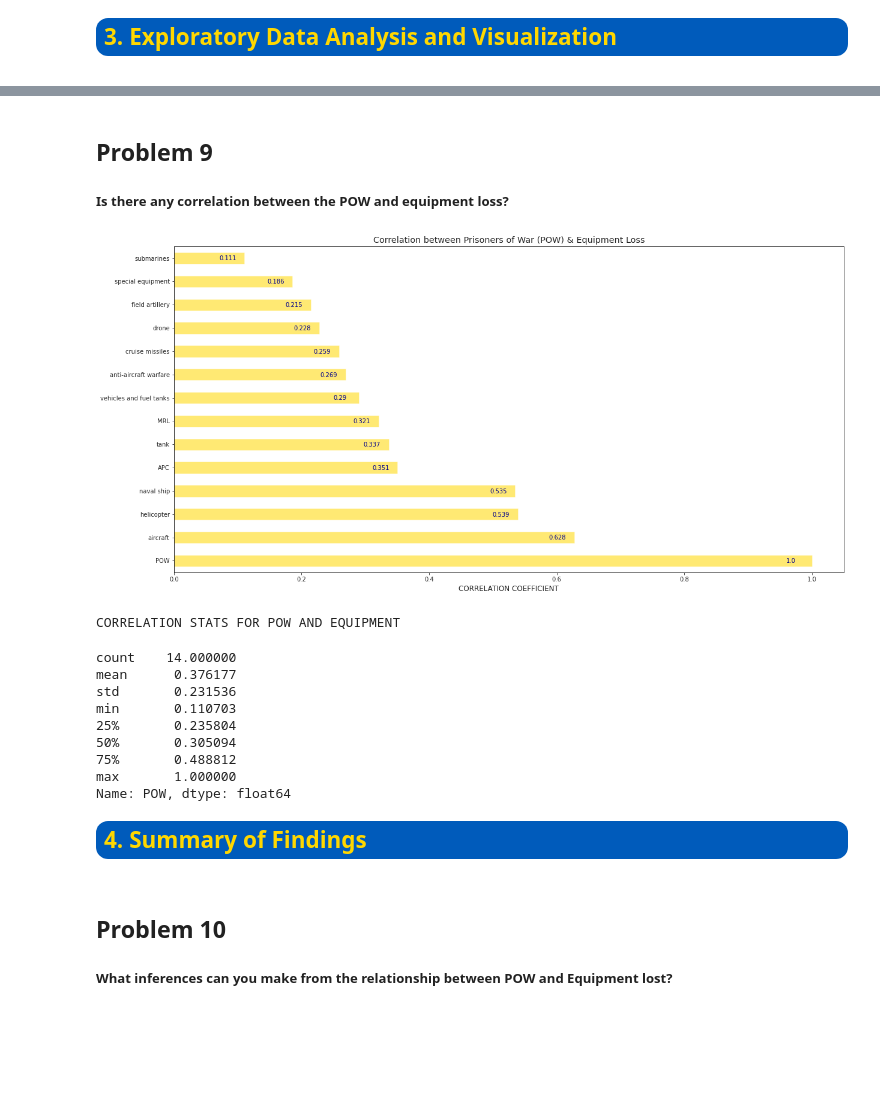
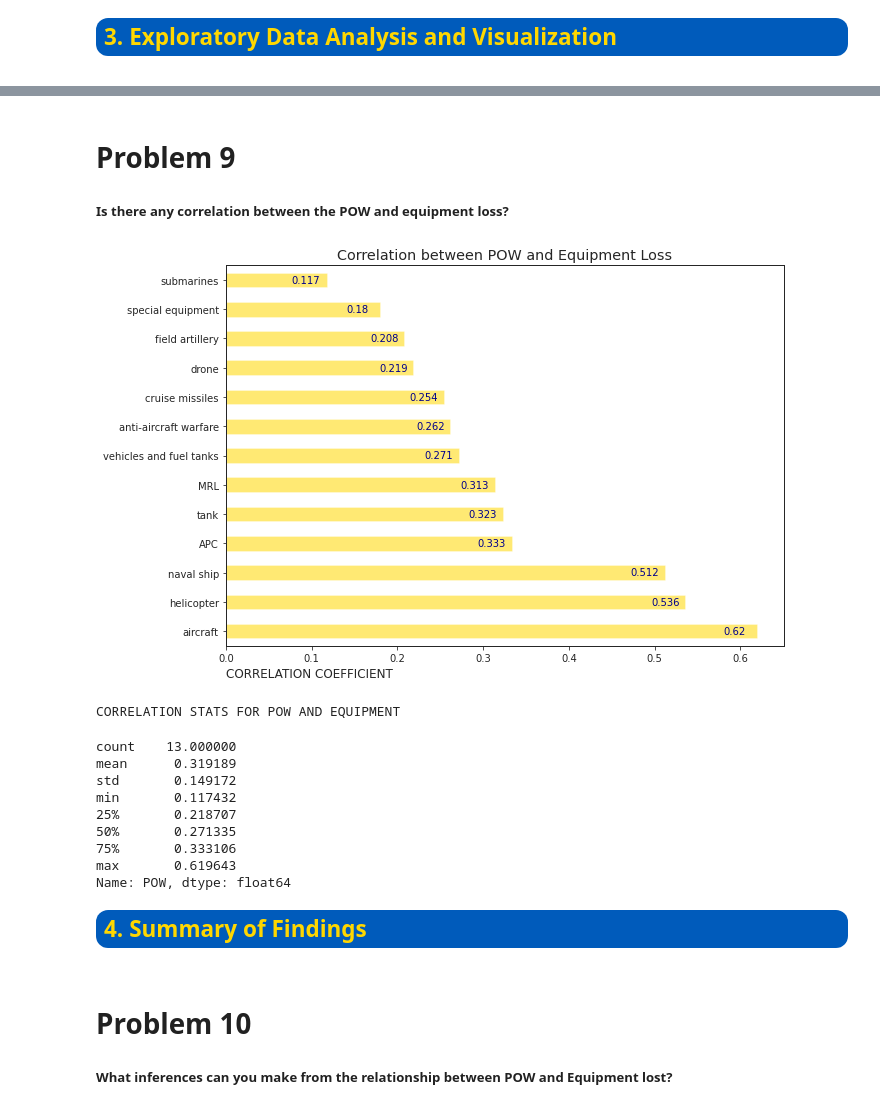
Before and after one commit to Sonya-7/Russian_Invasion_of_Ukraine, a Jupyter notebook: russian-invasion-of-ukraine.ipynb, the cells around one changed output, grey strips where cells are left out. Drawn from its saved outputs; the diff is of its cells as text; code cells hidden in the pictures; blank space fills up the shorter version.

```diff
--- a/russian-invasion-of-ukraine.ipynb
+++ b/russian-invasion-of-ukraine.ipynb
@@ -213,5 +224,5 @@ russian_equipment[russian_equipment['date'].isin(list(russian_equipment_adj['dat
 # %%
-# merge equipment cells to account for corrections in counts
+# merge equipment tables to account for corrections
 merged_df=pd.merge(russian_equipment, russian_equipment_adj, on='date', how='left')
 merged_df.fillna(0, inplace=True)
 
@@ -226,6 +237,8 @@ merged_df.drop([col + '_x' for col in common_columns]
                + [col + '_y' for col in common_columns]
                + ['day_y'], axis=1, inplace=True)
 
+merged_df.rename({'day_x':'day'}, axis=1, inplace=True)
+
 # Check to see if data is corrected
-merged_df[merged_df['date'].isin(list(russian_equipment_adj['date']))]
+merged_df[merged_df['date'].isin(list(russian_equipment_adj['date']))][::-1]
 # %% [output]
@@ -319,7 +334,6 @@ russian_equipment.loc[:,'cruise missiles'] += russian_equipment.loc[:,'mobile SR
 
 russian_equipment.drop(columns={'fuel tank', 'military auto', 'mobile SRBM system'
                                 , 'greatest losses direction'}, inplace=True)
-russian_equipment.rename({'day_x':'day'}, axis=1, inplace=True)
 
 #Change all remaining numeric data to type integer
 russian_equipment = russian_equipment.astype(int)
@@ -720,44 +732,45 @@ new_df.groupby(['unit_type', 'equipment_name']).sum().sort_values(by=['unit_type
 # %% [markdown]
-## Problem 9
+# Problem 9
 ##### Is there any correlation between the POW and equipment loss?
 # %%
 sns.set_style('ticks')
 
 merge = pd.merge(russian_equipment, russian_personnel).drop(['day'], axis=1)
 merged = merge.corr()['POW'].sort_values(ascending=False)
+merged.drop('POW', inplace=True)
 
-merged.plot.barh(title='Correlation between Prisoners of War (POW) & Equipment Loss',
-                 figsize=(20,10), alpha=.55, color='gold'
+merged.plot.barh(title='Correlation between POW and Equipment Loss',
+                 figsize=(10,7), alpha=.55, color='gold'
                 ).axvline(x=0, color='grey',linestyle='--', linewidth=1, alpha=0.2)
 
 for index, value in enumerate(merged):
     value = round(value, 3)
     label = format(value)
     if value>0:
         value-=.04
         color='darkblue'
     else:
         value+=.003
         color='crimson'
     plt.annotate(label, xy=(value, index-.1), color=color, alpha=1)
 
-plt.xlabel('Correlation Coefficient'.upper())
+plt.xlabel('Correlation Coefficient'.upper(), loc='left')
 plt.show()
 # %% [output]
-[figure, old version]
+[figure, new version]
 # %%
 print('Correlation stats for POW and Equipment'.upper())
 merged.describe()
 # %% [output]
 CORRELATION STATS FOR POW AND EQUIPMENT
-count    14.000000
-mean      0.376177
-std       0.231536
-min       0.110703
-25%       0.235804
-50%       0.305094
-75%       0.488812
-max       1.000000
+count    13.000000
+mean      0.319189
+std       0.149172
+min       0.117432
+25%       0.218707
+50%       0.271335
+75%       0.333106
+max       0.619643
 Name: POW, dtype: float64
 # %% [markdown]
 <div style="color:white;display:fill;border-radius:12px;
@@ -766,7 +779,7 @@ Name: POW, dtype: float64
     <p style="padding: 8px;color:gold;"><b> 4. Summary of Findings</b></p>
 </div>
 # %% [markdown]
-## Problem 10
+# Problem 10
 ##### What inferences can you make from the relationship between POW and Equipment lost?
 # %%
 m = merged.describe()
```
Also changed, not shown: parts of 40 cells of this notebook.
